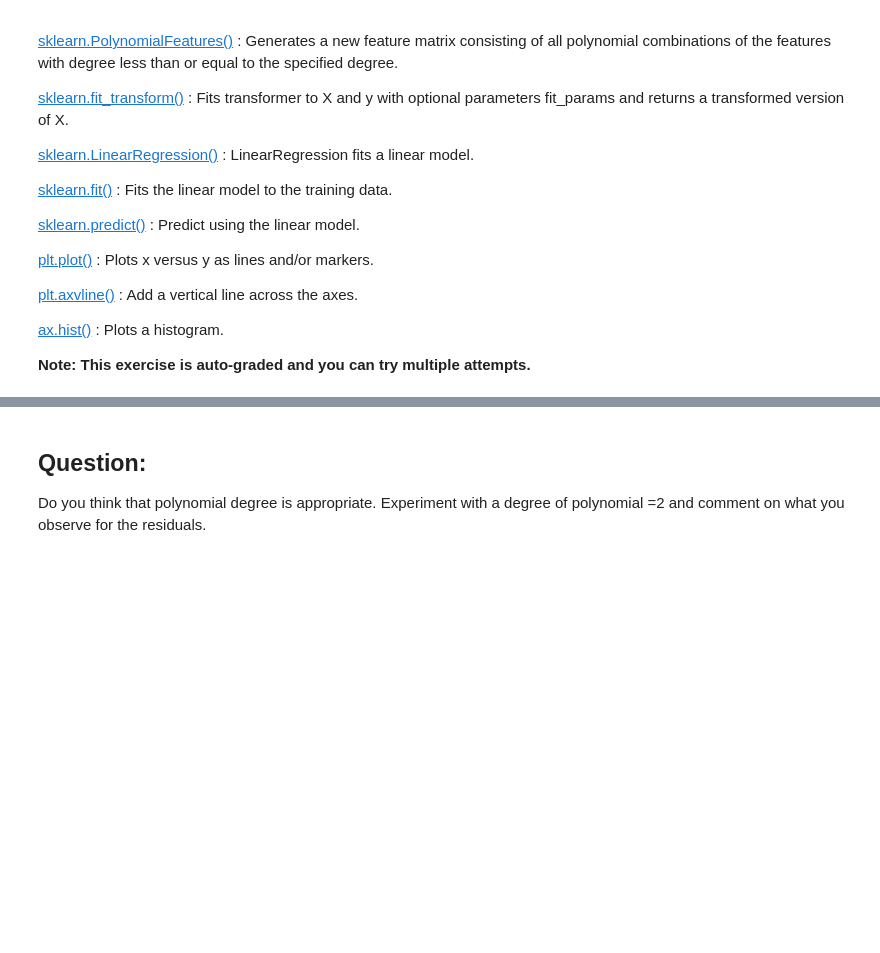
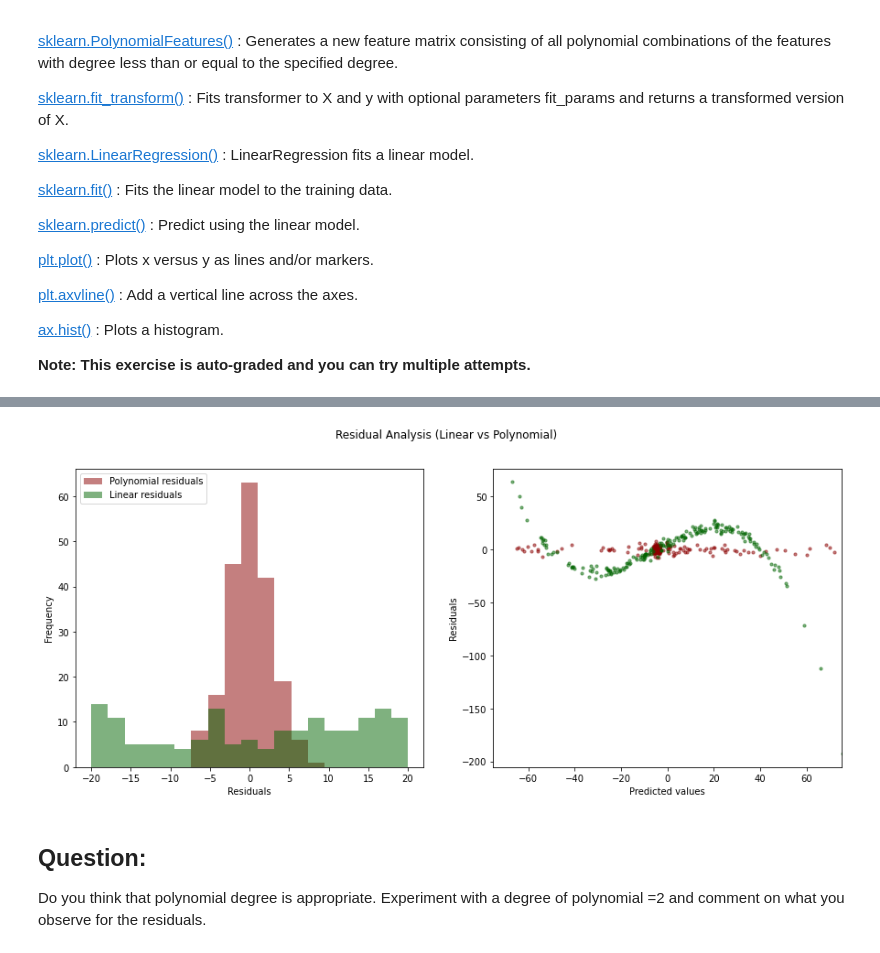
Before and after one commit to Harvard-IACS/2020-CS109A, a Jupyter notebook: content/lectures/lecture07/notebook/s2-exb1-challenge.ipynb, the cells around one changed output, grey strips where cells are left out. Drawn from its saved outputs; the diff is of its cells as text; code cells hidden in the pictures; blank space fills up the shorter version.

```diff
--- a/content/lectures/lecture07/notebook/s2-exb1-challenge.ipynb
+++ b/content/lectures/lecture07/notebook/s2-exb1-challenge.ipynb
@@ -133,37 +143,39 @@ plt.show()
 # %%
 ### edTest(test_poly_predictions) ###
 #Calculate the residual values for the polynomial model
-poly_residuals = ___
+poly_residuals = y_poly_pred - y
 # %%
 ### edTest(test_linear_predictions) ###
 #Calculate the residual values for the linear model
-lin_residuals = ___
+lin_residuals = y_lin_pred - y
 # %%
 #Use the below helper code to plot residual values
 #Plot the histograms of the residuals for the two cases
 
 #Distribution of residuals
-fig, ax = plt.subplots(1,2, figsize = (10,4))
+fig, ax = plt.subplots(1,2, figsize = (15,6))
 bins = np.linspace(-20,20,20)
 ax[0].set_xlabel('Residuals')
 ax[0].set_ylabel('Frequency')
 
 #Plot the histograms for the polynomial regression
-ax[0].hist(___, bins,label = ___)
+ax[0].hist(poly_residuals, bins,label = 'Polynomial residuals', color='darkred', alpha=0.5)
 
 #Plot the histograms for the linear regression
-ax[0].hist(___, bins, label = ___)
+ax[0].hist(lin_residuals, bins, label = 'Linear residuals', color='darkgreen', alpha=0.5)
 
 ax[0].legend(loc = 'upper left')
 
 # Distribution of predicted values with the residuals
-ax[1].scatter(y_poly_pred, poly_residuals, s=10)
-ax[1].scatter(y_lin_pred, lin_residuals, s = 10 )
+ax[1].scatter(y_poly_pred, poly_residuals, s=10, color='darkred', alpha=0.5)
+ax[1].scatter(y_lin_pred, lin_residuals, s = 10, color='darkgreen', alpha=0.5 )
 ax[1].set_xlim(-75,75)
 ax[1].set_xlabel('Predicted values')
 ax[1].set_ylabel('Residuals')
 
 fig.suptitle('Residual Analysis (Linear vs Polynomial)');
+# %% [output]
+[figure, added]
 # %% [markdown]
 ## Question:
 Do you think that polynomial degree is appropriate. Experiment with a degree of polynomial =2 and comment on what you observe for the residuals.
```
Also changed, not shown: parts of 7 cells of this notebook, 1 other file.
